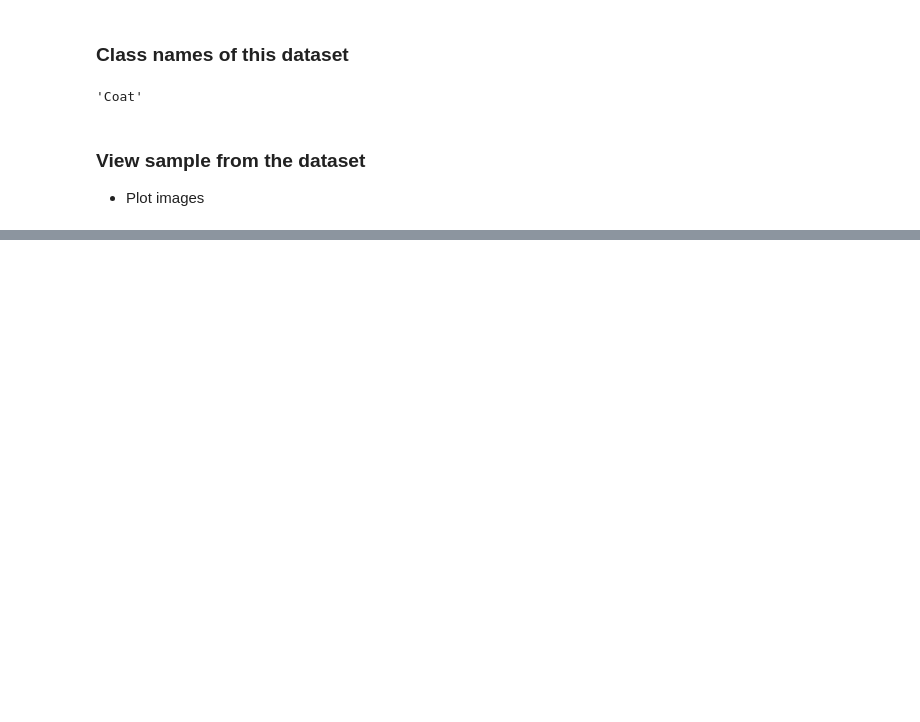
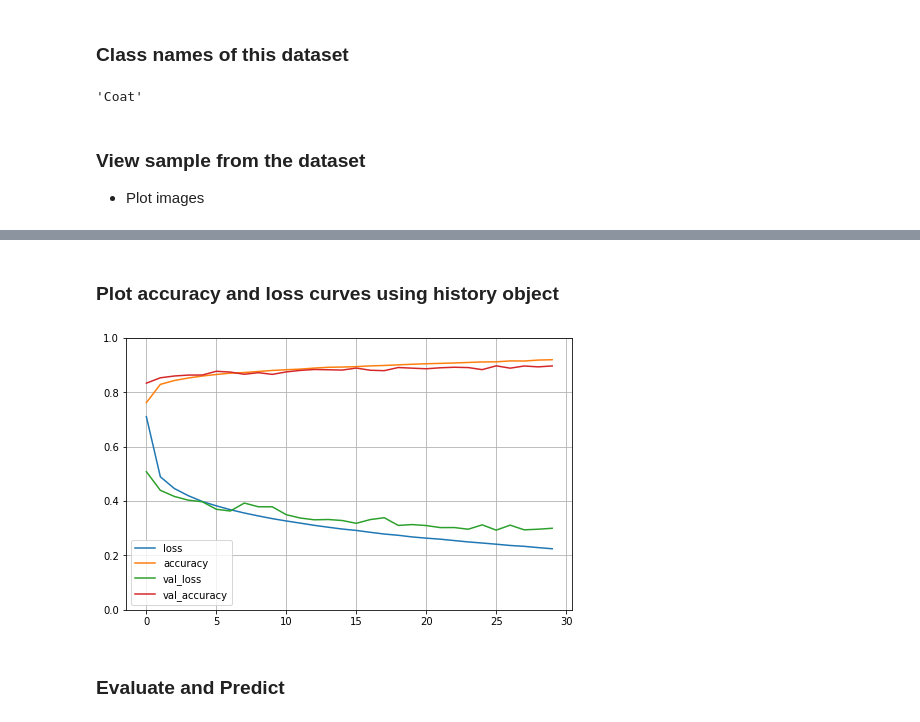
Before and after one commit to harrisMLEng/deep-learning-tensorflow-2.0, a Jupyter notebook: tensorflow-2.0-tutorials/multiclass-classification-fashion-mnist.ipynb, the cells around one changed output, grey strips where cells are left out. Drawn from its saved outputs; the diff is of its cells as text; code cells hidden in the pictures; blank space fills up the shorter version.

```diff
--- a/tensorflow-2.0-tutorials/multiclass-classification-fashion-mnist.ipynb
+++ b/tensorflow-2.0-tutorials/multiclass-classification-fashion-mnist.ipynb
@@ -58,0 +66,8 @@ plt.show()
+# %%
+model = keras.Sequential([
+    keras.layers.Flatten(input_shape = [28, 28]),
+    keras.layers.Dense(300, activation='relu'),
+    keras.layers.Dense(100, activation='relu'),
+    keras.layers.Dense(10, activation='softmax')
+
+])
@@ -58,0 +79,5 @@ plt.show()
+# %%
+model.compile(loss="sparse_categorical_crossentropy",
+              optimizer="sgd",
+              metrics=["accuracy"]
+             )
@@ -58,0 +107,3 @@ plt.show()
+# %%
+history = model.fit(X_train, y_train, epochs=30,
+                   validation_data=(X_valid, y_valid))
@@ -58,0 +128,2 @@ plt.show()
+# %% [markdown]
+### Plot accuracy and loss curves using history object
@@ -58,0 +132,9 @@ plt.show()
+# %%
+pd.DataFrame(history.history).plot(figsize=(8, 5))
+plt.grid(True)
+plt.gca().set_ylim(0, 1) # set the vertical range to [0-1]
+plt.show()
+# %% [output]
+[figure, added]
+# %% [markdown]
+### Evaluate and Predict
```
Also changed, not shown: parts of 10 cells of this notebook.
